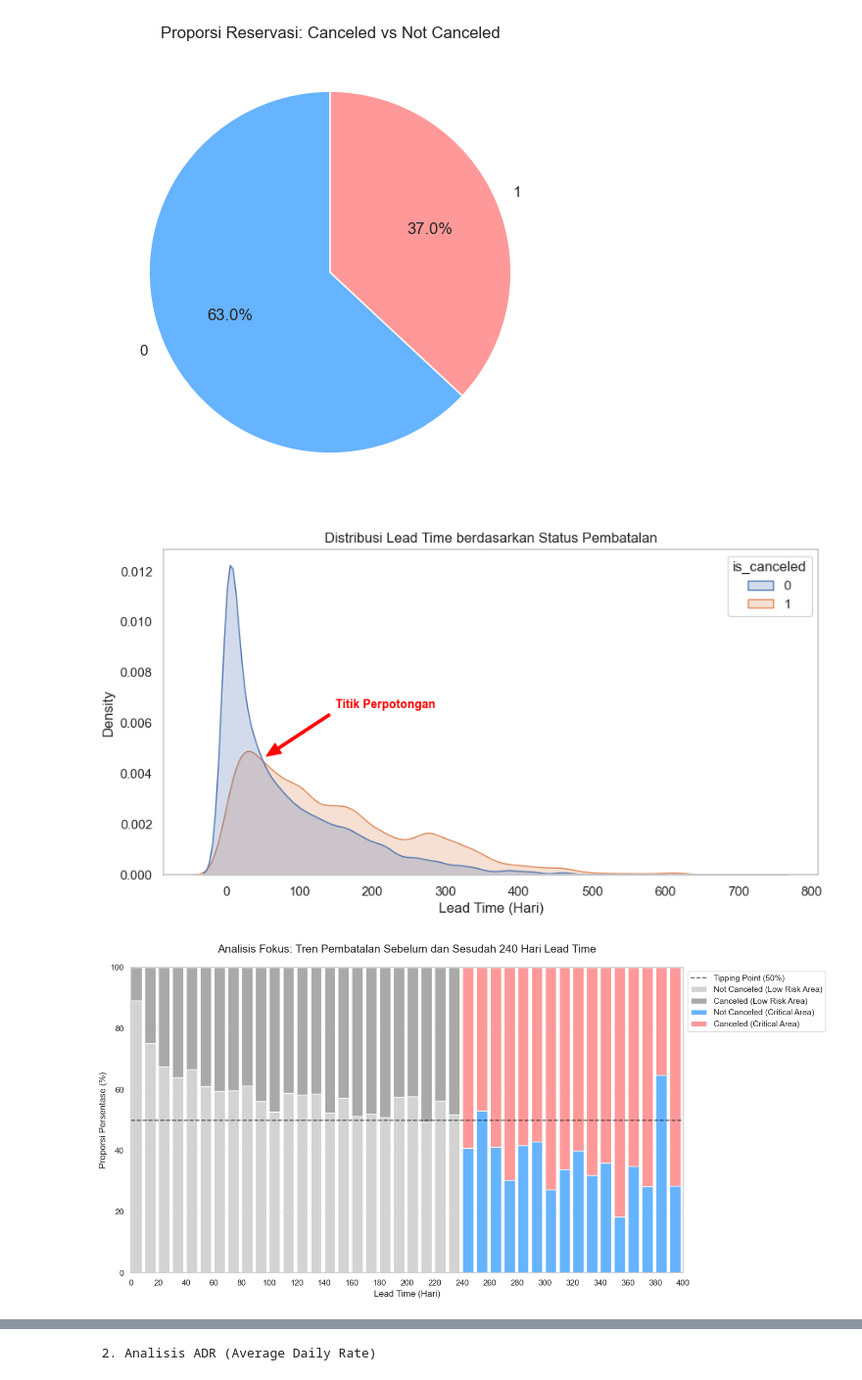
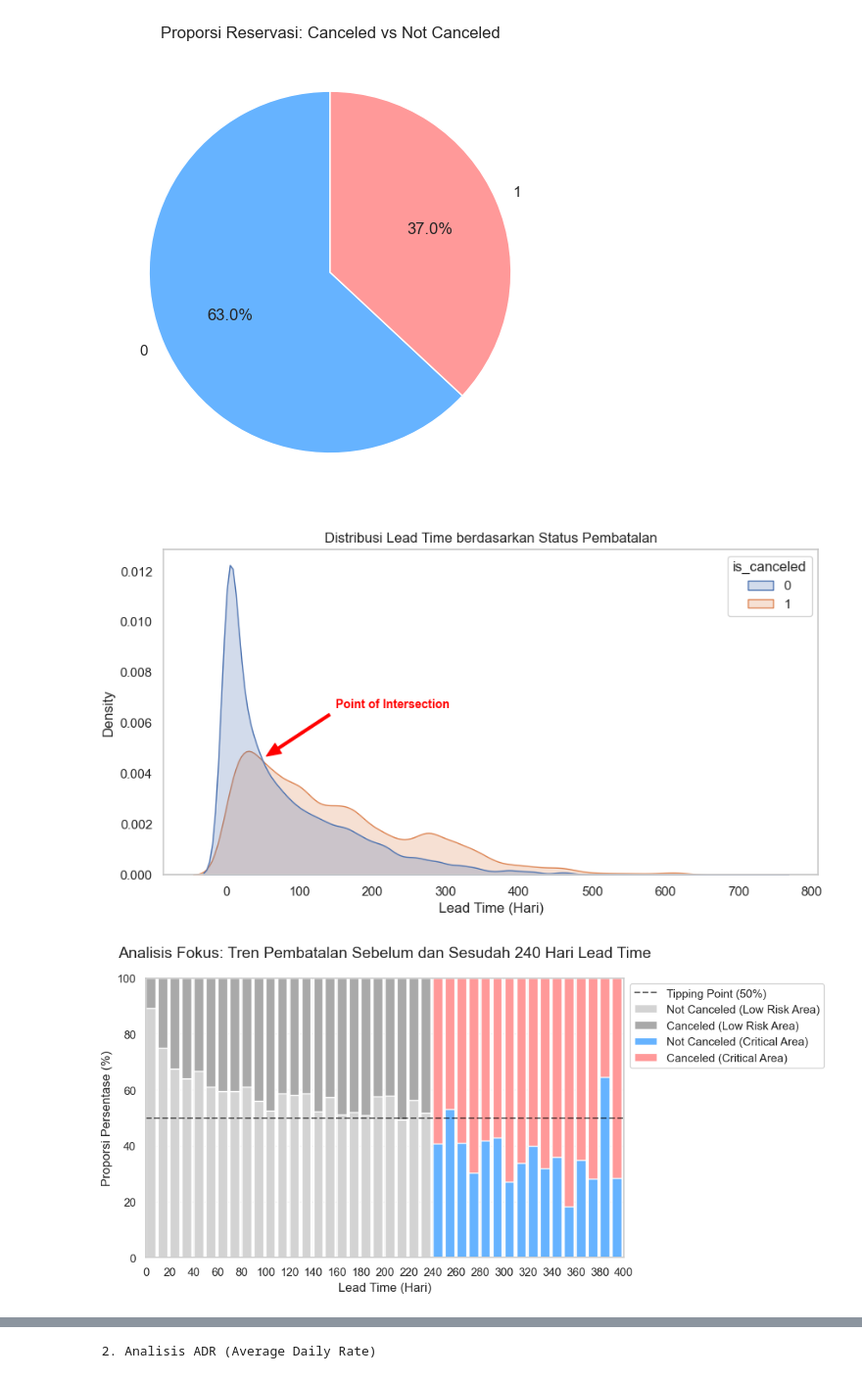
Before and after one commit to mherlypratama/Hotelcancelation, a Jupyter notebook: main.ipynb, the cells around one changed output, grey strips where cells are left out. Shown at 98% size. Cells and saved outputs as stored; diff of their text form; code cells hidden in the pictures.

```diff
--- a/main.ipynb
+++ b/main.ipynb
@@ -553,3 +557,9 @@ df2.head(10)
 | 8 | Marriott Puerto Vallarta Resort &... | 0 | 44 | 4 | 5 | 2 | 0.0 | ... |
 | 9 | Las Vegas Marriott Las Vegas, NV | 1 | 167 | 0 | 2 | 2 | 0.0 | ... |
 10 rows × 29 columns
+# %%
+cols_to_drop = ['is_repeated_guest', 'previous_bookings_not_canceled', 'days_in_waiting_list']
+
+df2 = df2.drop(columns=cols_to_drop)
+
+print(df2.head())
@@ -611,7 +676,7 @@ x_manual = 50      # Geser angka ini untuk posisi kiri/kanan
 y_manual = 0.0046  # Geser angka ini untuk posisi atas/bawah
 
 plt.annotate(
-    'Titik Perpotongan',
+    'Point of Intersection',
     xy=(x_manual, y_manual),          # Titik yang ditunjuk panah
     xytext=(x_manual + 100, y_manual + 0.002), # Posisi teks (x + 100 agar teks di kanan panah)
     arrowprops=dict(
@@ -632,14 +697,14 @@ plt.xlabel('Lead Time (Hari)')
 plt.grid(False)
 plt.show()
 # %% [output]
-[figure, old version]
+[figure, new version]
 # %%
 # Membuat pengelompokan (binning) per 10 hari
 df2['lead_time_bins'] = (df2['lead_time'] // 10) * 10
 bin_pct = pd.crosstab(df2['lead_time_bins'], df2['is_canceled'], normalize='index') * 100
 
 # Visualisasi
-plt.figure(figsize=(14, 7))
+plt.figure(figsize=(10,5 ))
 
 # Loop untuk memberikan warna berbeda berdasarkan nilai index (lead_time_bins)
 for i in bin_pct.index:
@@ -653,31 +718,31 @@ for i in bin_pct.index:
         label_suffix = " (Critical Area)" if i == 240 else ""
 
     # Plot masing-masing bar
     plt.bar(i, bin_pct.loc[i, 0], color=color_not_canceled, width=8, align='edge',
             label='Not Canceled' + label_suffix if (i == 0 or i == 240) else "")
     plt.bar(i, bin_pct.loc[i, 1], bottom=bin_pct.loc[i, 0], color=color_canceled, width=8, align='edge',
             label='Canceled' + label_suffix if (i == 0 or i == 240) else "")
 
 # Garis ambang batas 50%
 plt.axhline(y=50, color='black', linestyle='--', alpha=0.6, label='Tipping Point (50%)')
 
 # Garis vertikal pembatas di 240
 # plt.axvline(x=240, color='red', linestyle='-', linewidth=2, alpha=0.8)
 
 # Styling
 plt.title('Analisis Fokus: Tren Pembatalan Sebelum dan Sesudah 240 Hari Lead Time', fontsize=15, pad=20)
 plt.xlabel('Lead Time (Hari)', fontsize=12)
 plt.ylabel('Proporsi Persentase (%)', fontsize=12)
 plt.xticks(range(0, 401, 20))
 plt.xlim(0, 400)
 
 # Mengatur legend agar tidak duplikat (karena kita pakai loop)
 handles, labels = plt.gca().get_legend_handles_labels()
 by_label = dict(zip(labels, handles))
 plt.legend(by_label.values(), by_label.keys(), bbox_to_anchor=(1, 1), loc='upper left')
 
 plt.grid(axis='y', alpha=0.2)
 plt.tight_layout()
 plt.show()
 # %% [output]
-[figure, old version]
+[figure, new version]
```
Also changed, not shown: parts of 10 cells of this notebook, 1 other file.
